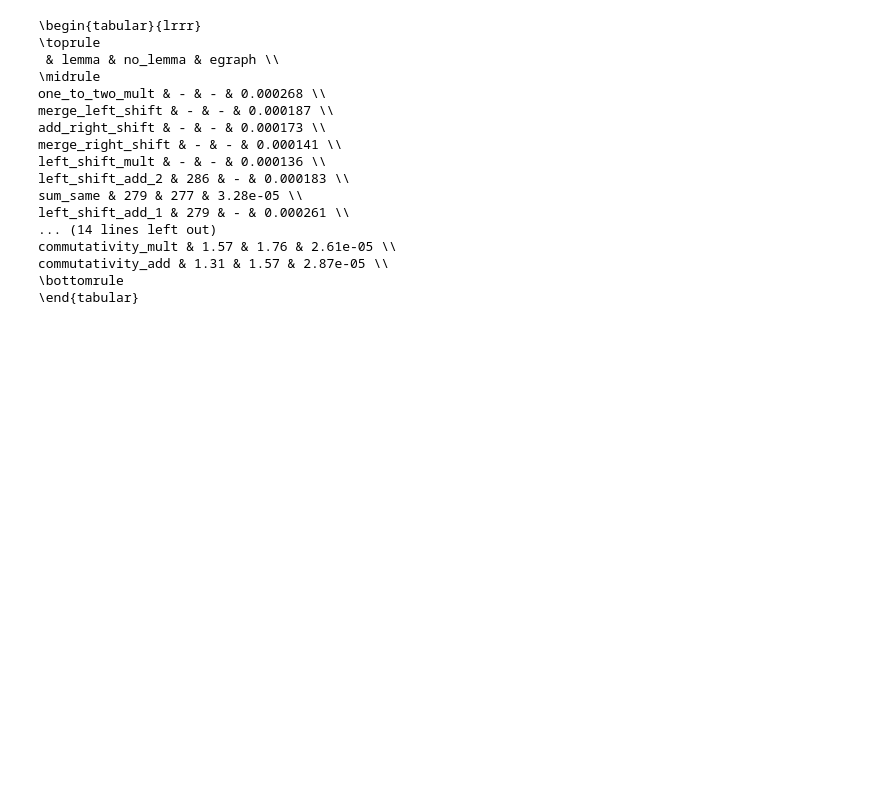
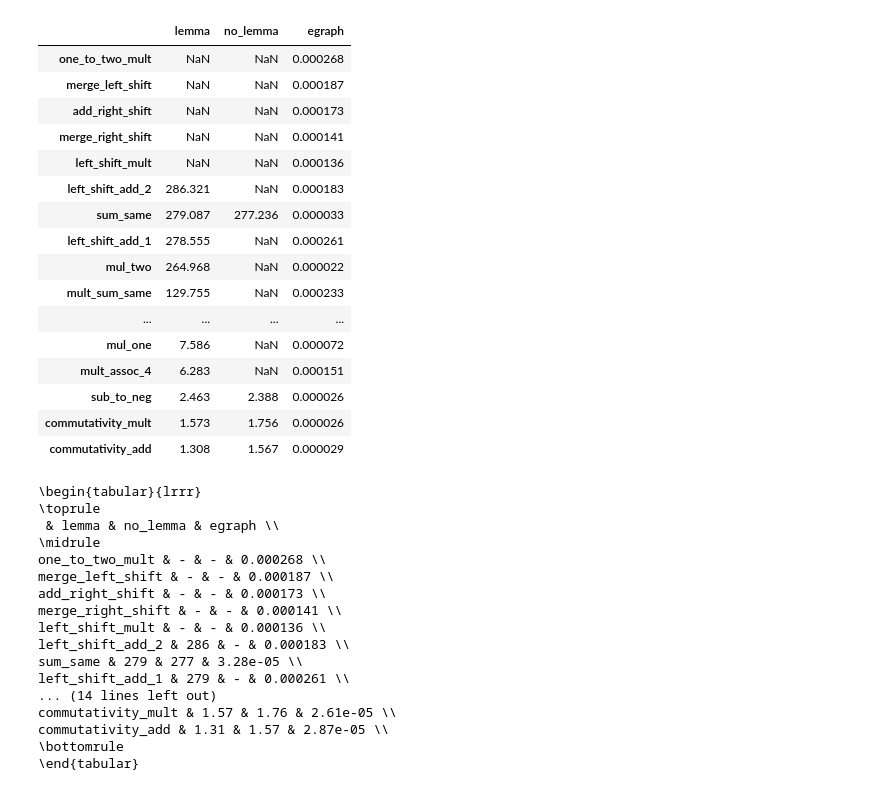
Before and after one commit to luigirinaldi/fyp, a Jupyter notebook: gen_graphs/graph.ipynb, the cells around one changed output. Saved outputs shown, nothing was run; the diff lists cells and outputs as text; code cells hidden in the pictures; blank space fills up the shorter version.

```diff
--- a/gen_graphs/graph.ipynb
+++ b/gen_graphs/graph.ipynb
@@ -13,33 +13,55 @@ def load_cvc4_data(filename):
         if entry['method'] == 'cvc5':
             times[theorem] = entry['total_time'] / 1000 # time is in ms
         else:
             times[theorem] = None
     return times
 
 # Load times from E-Graph file
 def load_egraph_data(filename):
     with open(filename, 'r') as f:
         data = json.load(f)
 
     return {theorem: float(entry['summary']['total_time']) for theorem, entry in data.items() if entry['summary']['stop_reason'] == {"Other":"Found equivalence"}}
 
 # Load all three sources
 file1 = './data/rover/lemma/parsed.json'
 file2 = './data/rover/no_lemma/parsed.json'
 file3 = './data/rover/egraph_stats.json'
 
 lemma_times = load_cvc4_data(file1)
 no_lemma_times = load_cvc4_data(file2)
 egraph_times = load_egraph_data(file3)
 
 # Combine into a DataFrame
 df = pd.DataFrame({
     'lemma': lemma_times,
     'no_lemma': no_lemma_times,
     'egraph': egraph_times
 })
 
 df = df.sort_values(by=['lemma', 'no_lemma', 'egraph'], ascending=False, na_position='first')
+
+with open("./out/rover_data.csv", "w") as f:
+    f.write(df.to_csv())
+df
+# %% [output]
+|  | lemma | no_lemma | egraph |
+| one_to_two_mult | NaN | NaN | 0.000268 |
+| merge_left_shift | NaN | NaN | 0.000187 |
+| add_right_shift | NaN | NaN | 0.000173 |
+| merge_right_shift | NaN | NaN | 0.000141 |
+| left_shift_mult | NaN | NaN | 0.000136 |
+| left_shift_add_2 | 286.321 | NaN | 0.000183 |
+| sum_same | 279.087 | 277.236 | 0.000033 |
+| left_shift_add_1 | 278.555 | NaN | 0.000261 |
+| mul_two | 264.968 | NaN | 0.000022 |
+| mult_sum_same | 129.755 | NaN | 0.000233 |
+| ... | ... | ... | ... |
+| mul_one | 7.586 | NaN | 0.000072 |
+| mult_assoc_4 | 6.283 | NaN | 0.000151 |
+| sub_to_neg | 2.463 | 2.388 | 0.000026 |
+| commutativity_mult | 1.573 | 1.756 | 0.000026 |
+| commutativity_add | 1.308 | 1.567 | 0.000029 |
 # %%
 latex_table = df.to_latex(
     index=True,       # include theorem names
```
Also changed, not shown: 1 other file.
